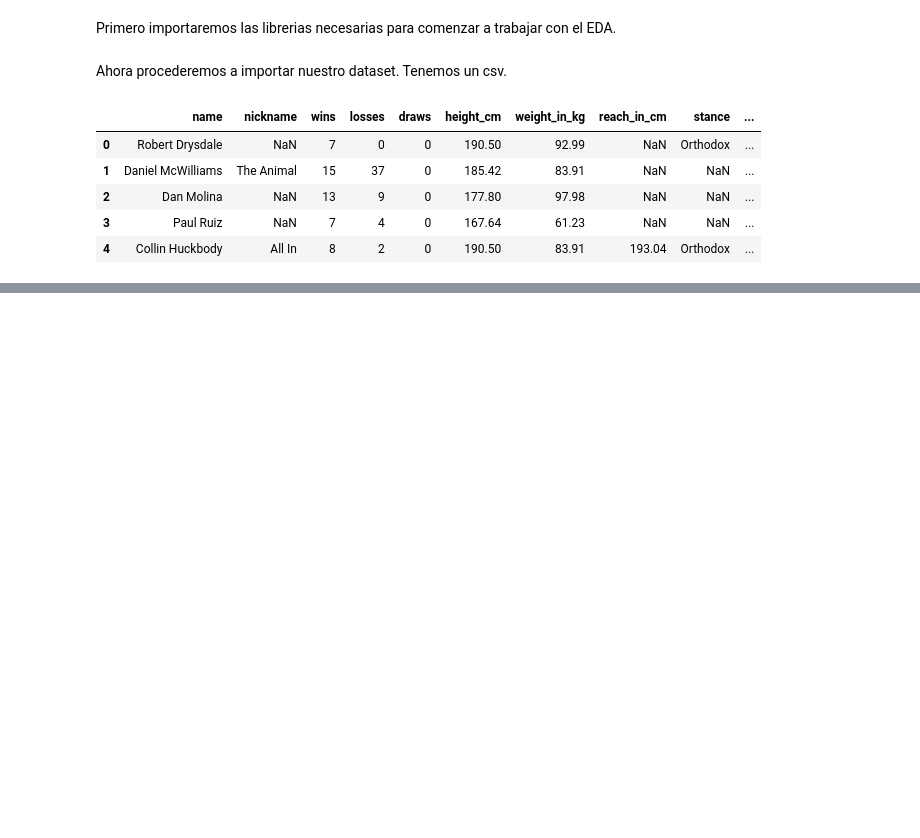
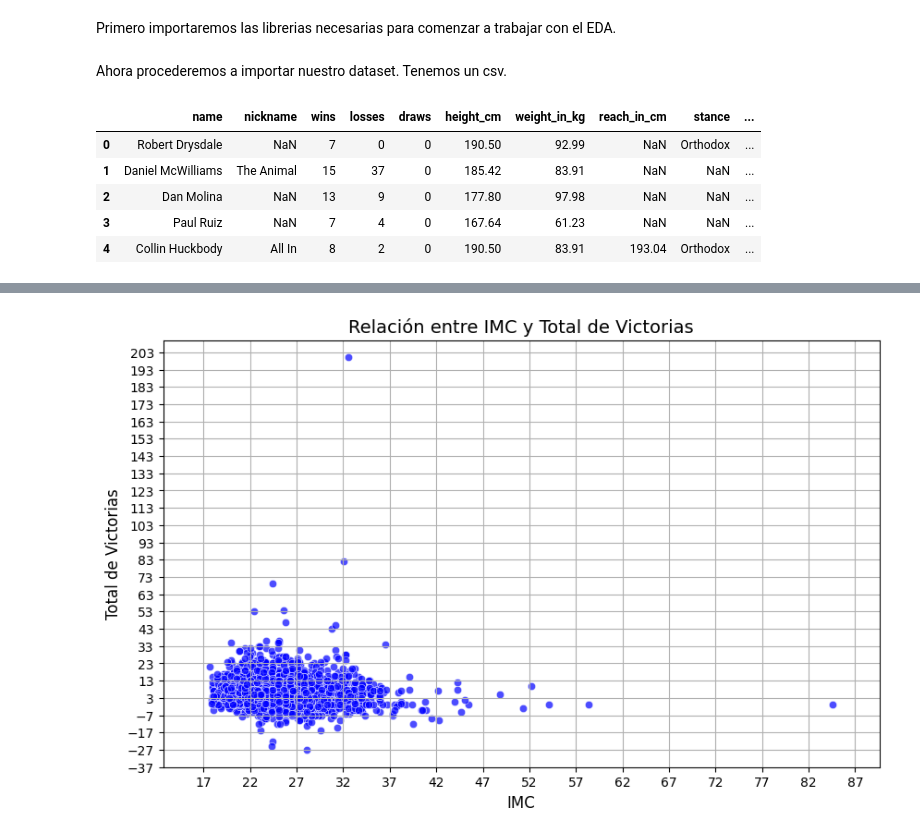
Before and after one commit to smaster28/EDA_PROJECT_BREAK, a Jupyter notebook: EDA_NOTEBOOK.ipynb, the cells around one changed output, grey strips where cells are left out. Drawn from its saved outputs; the diff is of its cells as text; code cells hidden in the pictures; blank space fills up the shorter version.

```diff
--- a/EDA_NOTEBOOK.ipynb
+++ b/EDA_NOTEBOOK.ipynb
@@ -20,0 +103,18 @@ df.head()
+# %%
+
+median_striking_accuracy = df['significant_strikes_landed_per_minute'].median()
+median_submissions_attempted = df['average_submissions_attempted_per_15_minutes'].median()
+
+
+def assign_fighter_style(row):
+    if row['significant_strikes_landed_per_minute'] > median_striking_accuracy:
+        return 'Striker'
+    elif row['average_submissions_attempted_per_15_minutes'] > median_submissions_attempted:
+        return 'Grappler'
+    else:
+        return 'Mixto'
+
+df['style'] = df.apply(assign_fighter_style, axis=1)
+
+
+print(df["style"].value_counts())
@@ -20,0 +127,3 @@ df.head()
+# %%
+df['IMC'] = df['weight_in_kg'] / ((df['height_cm'] / 100) ** 2)
+df['IMC'].value_counts()
@@ -20,0 +144,3 @@ df.head()
+# %%
+df['TOTAL_VICTORIES'] = df['wins'] - df['losses']
+df['TOTAL_VICTORIES'].value_counts()
@@ -20,0 +161,23 @@ df.head()
+# %%
+
+plt.figure(figsize=(10, 6))
+sns.scatterplot(data=df, x='IMC', y='TOTAL_VICTORIES', color='blue', alpha=0.7)
+
+
+plt.title('Relación entre IMC y Total de Victorias', fontsize=14)
+plt.xlabel('IMC', fontsize=12)
+plt.ylabel('Total de Victorias', fontsize=12)
+
+
+plt.xticks(range(int(df['IMC'].min()) - 5, int(df['IMC'].max()) + 5, 5))  # Rango del eje X (IMC) de 5 en 5
+plt.yticks(range(int(df['TOTAL_VICTORIES'].min()) - 10, int(df['TOTAL_VICTORIES'].max()) + 10, 10))  # Rango del eje Y (Victorias) de 10 en 10
+
+
+plt.xlim(df['IMC'].min() - 5, df['IMC'].max() + 5)
+plt.ylim(df['TOTAL_VICTORIES'].min() - 10, df['TOTAL_VICTORIES'].max() + 10)
+
+
+plt.grid(True)  # Agregamos una cuadrícula para facilitar la lectura
+plt.show()
+# %% [output]
+[figure, added]
```
Also changed, not shown: parts of 25 cells of this notebook.
